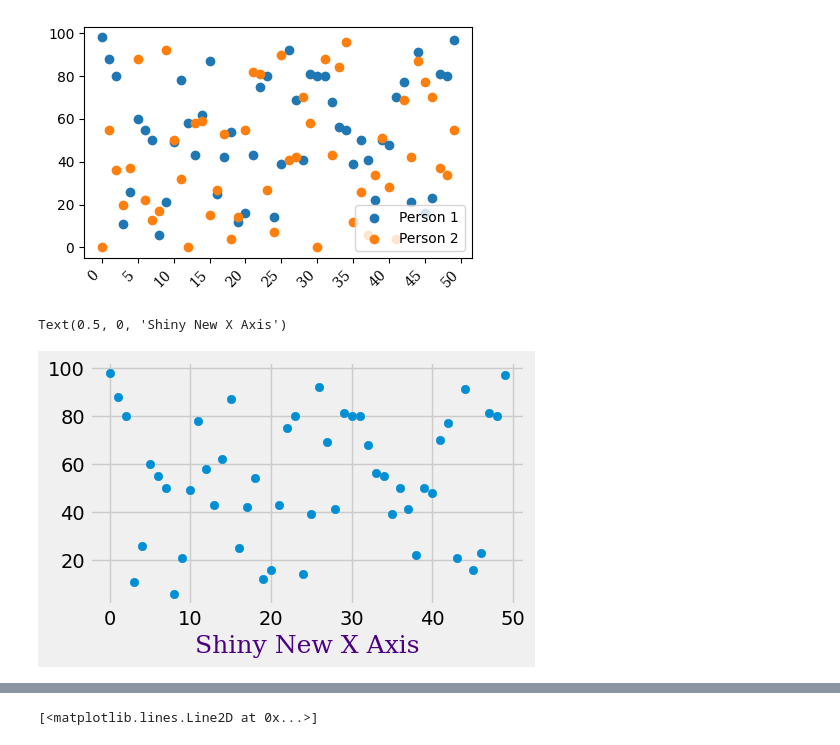
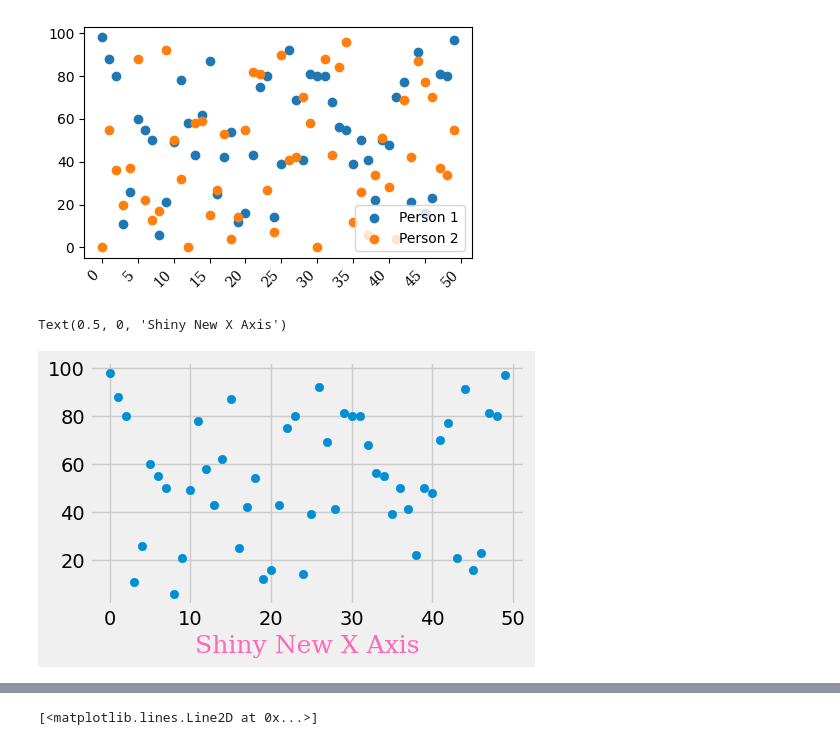
Before and after one commit to fear-me-laws-of-syntax/visualization, a Jupyter notebook: 02_activities/assignments/class3.ipynb, the cells around one changed output, grey strips where cells are left out. Saved outputs shown, nothing was run; the diff lists cells and outputs as text; code cells hidden in the pictures.

```diff
--- a/02_activities/assignments/class3.ipynb
+++ b/02_activities/assignments/class3.ipynb
@@ -100,13 +100,13 @@ plt.xticks(rotation = 45, ha = 'right', fontsize = 12, font = 'serif')
   Text(55.0, 0, '55')])
 [figure]
 # %%
-font1 = {'family':'serif','color':'indigo'}
+font1 = {'family':'serif','color':'hotpink'}
 fig, ax = plt.subplots(figsize=(5,3))
 ax.scatter(x,y1,label = "Person 1")
 plt.xlabel("Shiny New X Axis",fontsize = 18, fontdict = font1)
 # %% [output]
 Text(0.5, 0, 'Shiny New X Axis')
-[figure, old version]
+[figure, new version]
 # %%
 plt.style.available
 # %% [output]
```
Also changed, not shown: 1 other file.
